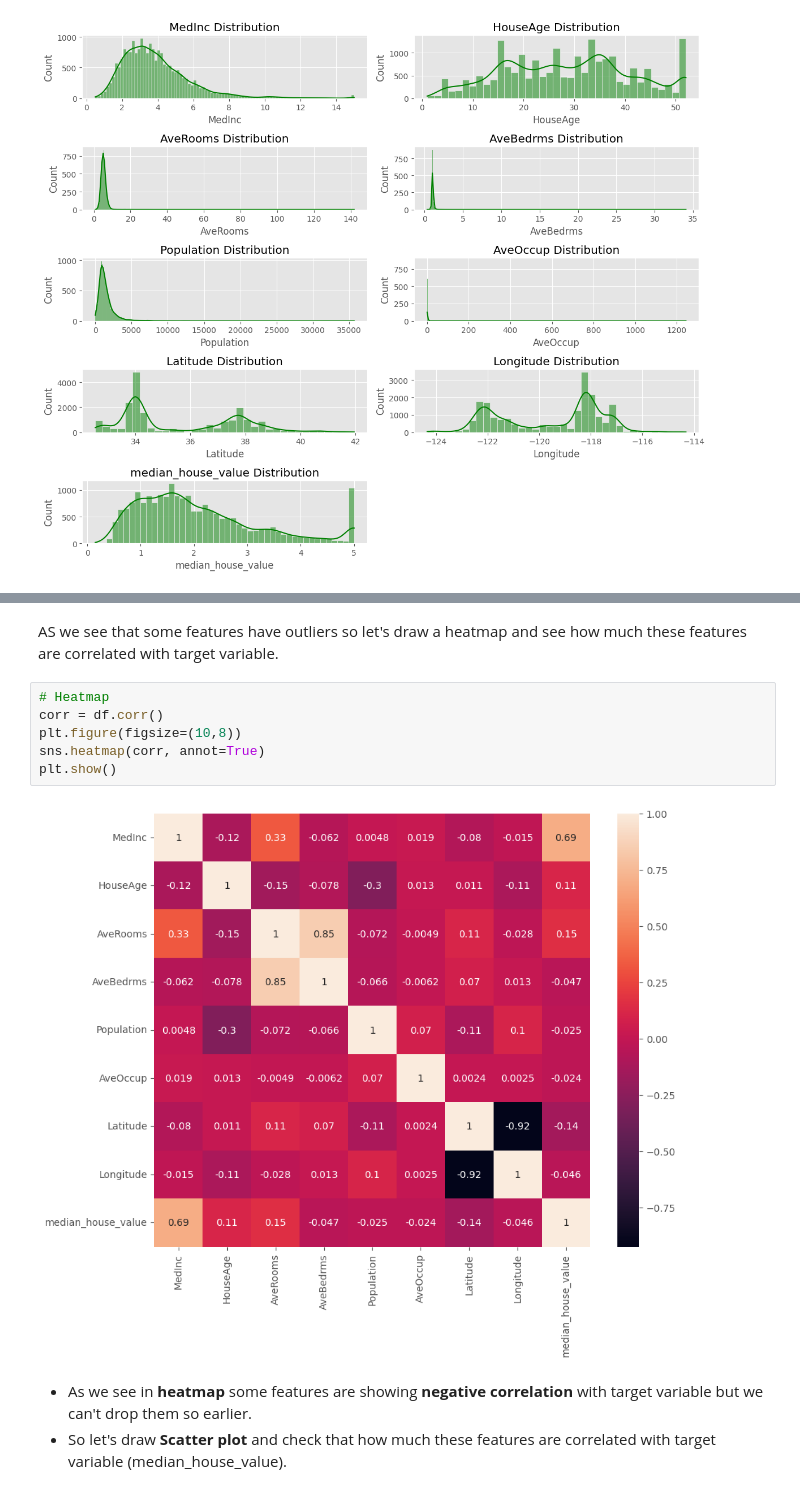
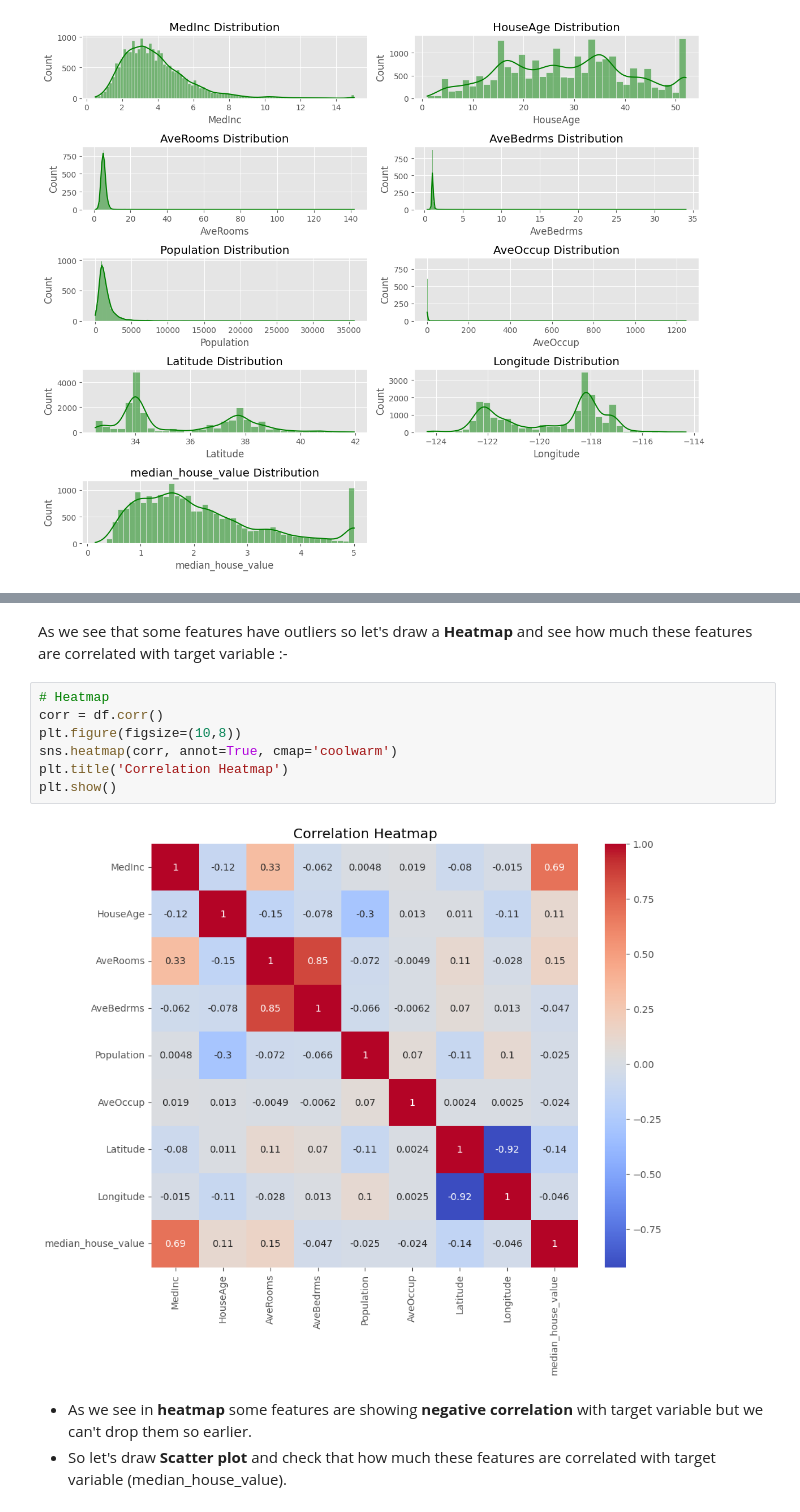
Before and after one commit to Ashwanisharma3536/California-Housing, a Jupyter notebook: California_Housing.ipynb, the cells around one changed output, grey strips where cells are left out. Cells and saved outputs as stored; diff of their text form.

```diff
--- a/California_Housing.ipynb
+++ b/California_Housing.ipynb
@@ -110,15 +107,16 @@ plt.show()
 # %% [output]
 [figure]
 # %% [markdown]
-AS we see that some features have outliers so let's draw a heatmap and see how much these features are correlated with target variable.
+As we see that some features have outliers so let's draw a **Heatmap** and see how much these features are correlated with target variable :-
 # %%
 # Heatmap
 corr = df.corr()
 plt.figure(figsize=(10,8))
-sns.heatmap(corr, annot=True)
+sns.heatmap(corr, annot=True, cmap='coolwarm')
+plt.title('Correlation Heatmap')
 plt.show()
 # %% [output]
-[figure, old version]
+[figure, new version]
 # %% [markdown]
 * As we see in **heatmap** some features are showing **negative correlation** with target variable but we can't drop them so earlier.
 * So let's draw **Scatter plot** and check that how much these features are correlated with target variable (median_house_value).
```
Also changed, not shown: parts of 33 cells of this notebook.
